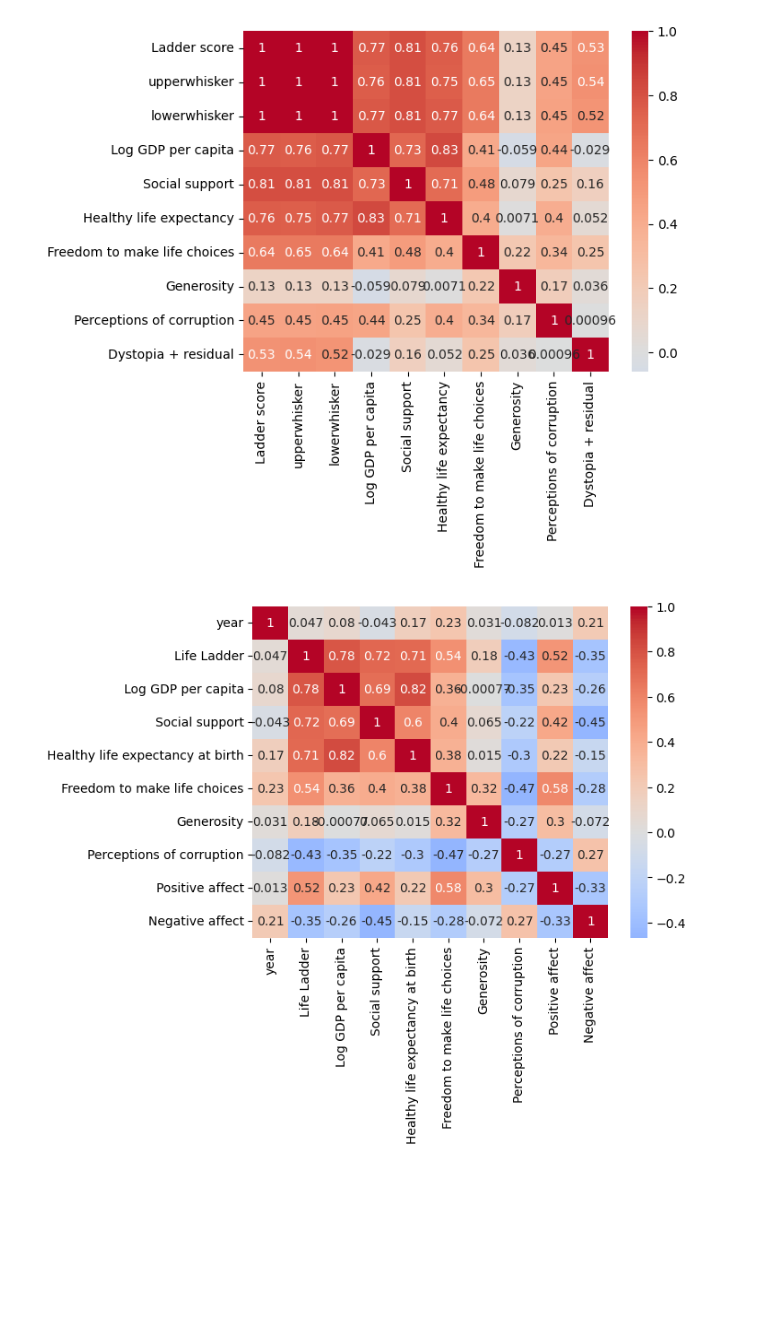
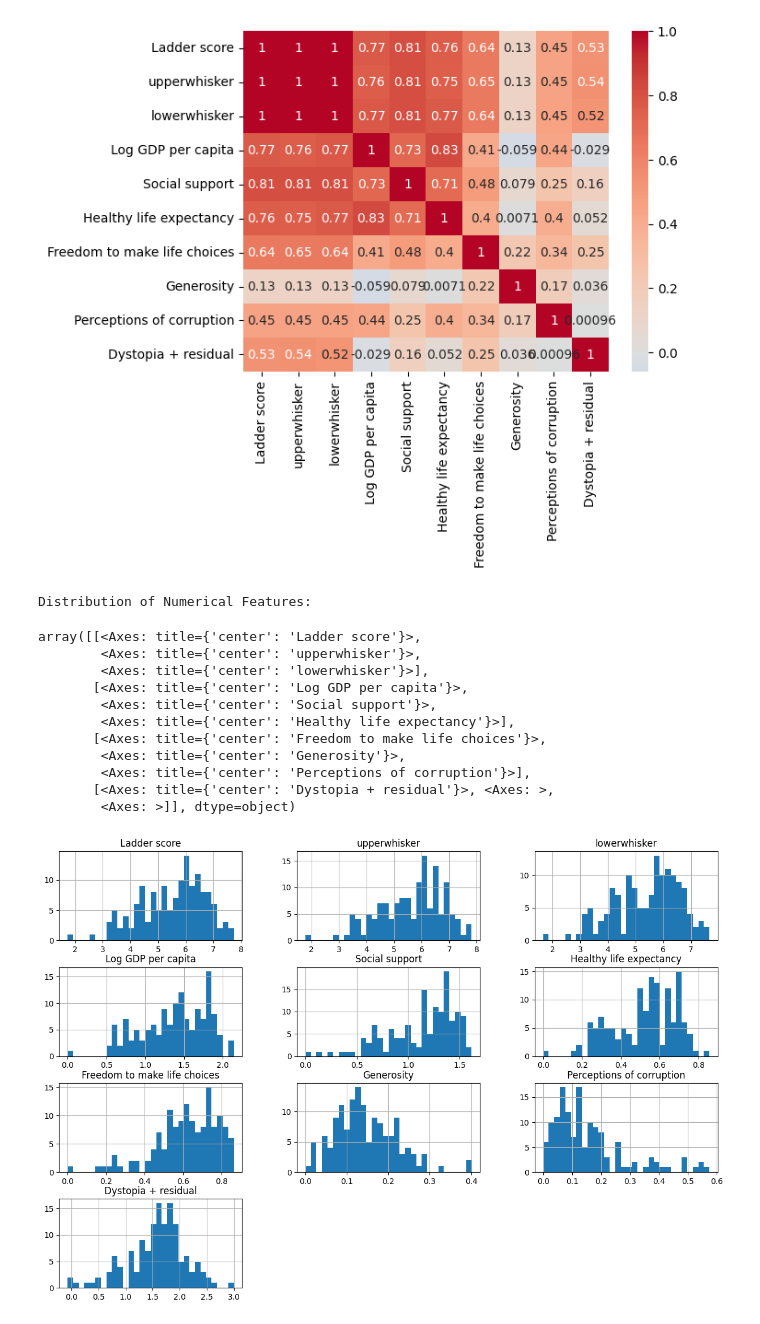
Before and after one commit to CNSM97/portfolio_project, a Jupyter notebook: notebooks/01_exploration.ipynb, the cells around one changed output. Drawn from its saved outputs; the diff is of its cells as text; code cells hidden in the pictures; blank space fills up the shorter version.

```diff
--- a/notebooks/01_exploration.ipynb
+++ b/notebooks/01_exploration.ipynb
@@ -137,7 +178,3 @@ np.int64(0)
 sns.heatmap(df_2024.corr(numeric_only=True), annot=True, cmap="coolwarm", center=0);
 # %% [output]
 [figure]
-# %%
-sns.heatmap(df_all_years.corr(numeric_only=True), annot=True, cmap="coolwarm", center=0);
-# %% [output]
-[figure, removed]
@@ -150,0 +181,19 @@ display(df_all_years.head())
+# %%
+# Distribution of Numerical columns
+
+print('Distribution of Numerical Features:')
+df_2024.hist(figsize=(15, 10), bins=30)
+# %% [output]
+Distribution of Numerical Features:
+array([[<Axes: title={'center': 'Ladder score'}>,
+        <Axes: title={'center': 'upperwhisker'}>,
+        <Axes: title={'center': 'lowerwhisker'}>],
+       [<Axes: title={'center': 'Log GDP per capita'}>,
+        <Axes: title={'center': 'Social support'}>,
+        <Axes: title={'center': 'Healthy life expectancy'}>],
+       [<Axes: title={'center': 'Freedom to make life choices'}>,
+        <Axes: title={'center': 'Generosity'}>,
+        <Axes: title={'center': 'Perceptions of corruption'}>],
+       [<Axes: title={'center': 'Dystopia + residual'}>, <Axes: >,
+        <Axes: >]], dtype=object)
+[figure, added]
```
Also changed, not shown: parts of 9 cells of this notebook.
